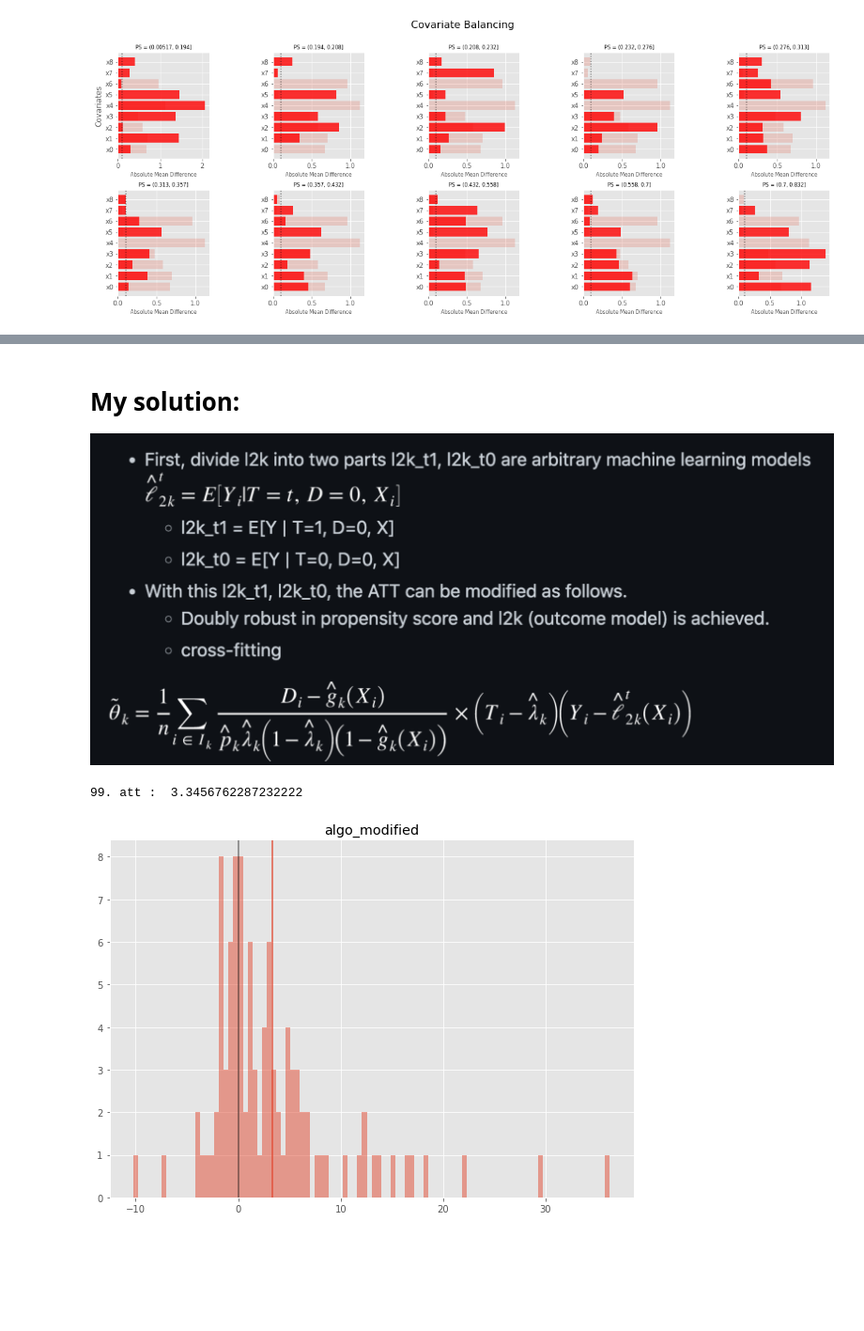
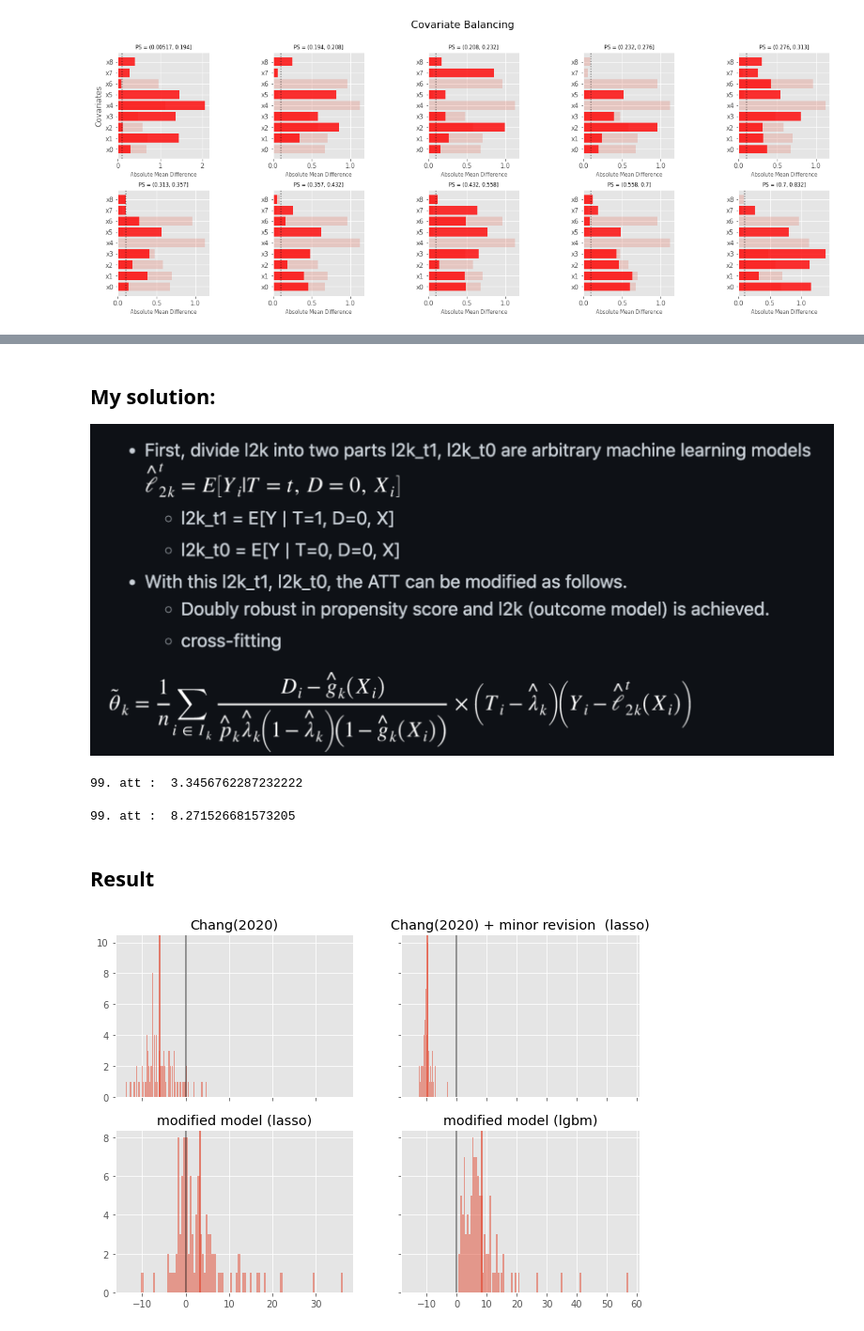
Before and after one commit to pedrohcgs/modified_DMLDiD_RCS, a Jupyter notebook: notebooks/Reproduction_of_DMLDiD_RCS_with_original_DataProcessing.ipynb, the cells around one changed output, grey strips where cells are left out. Shown at 94% size. Drawn from its saved outputs; the diff is of its cells as text; code cells hidden in the pictures; blank space fills up the shorter version.

```diff
--- a/notebooks/Reproduction_of_DMLDiD_RCS_with_original_DataProcessing.ipynb
+++ b/notebooks/Reproduction_of_DMLDiD_RCS_with_original_DataProcessing.ipynb
@@ -272,8 +274,10 @@ DMLML=function(Y,D,p,T){
   random=sample(1:1000,B)
 
   thetabar=c(0)
+  pb <- txtProgressBar(min = 1, max = B, style = 3)
   for (l in 1:B){
     k=2
+    setTxtProgressBar(pb, l)
     samplesplit=function(k,N){
       c1=1:N
       smp_size <- floor((1/k) * length(c1))
@@ -347,8 +351,10 @@ fixed_DMLML=function(Y,D,p,T){
   random=sample(1:1000,B)
 
   thetabar=c(0)
+  pb <- txtProgressBar(min = 1, max = B, style = 3)
   for (l in 1:B){
     k=2
+    setTxtProgressBar(pb, l)
     samplesplit=function(k,N){
       c1=1:N
       smp_size <- floor((1/k) * length(c1))
@@ -404,7 +410,7 @@ fixed_DMLML=function(Y,D,p,T){
 
 
       s=((T[index1]-lambda)*Y[index1]-ellhat2)*(D[index1]-ghat)/(1-ghat)/(lambda*(1-lambda))/mean(D[index1])
-      # s=s[which(s<abs(min(s)))]
+      # s=s[which(s
 
       thetaDML[q]=mean(s)
 
@@ -543,5 +433,5 @@ result_df.describe().T
 # %% [markdown]
-# My solution:
+## My solution:
 ![image.png](attachment:image.png)
 # %%
 linear_dmldid = DMLDiD_RCS()
@@ -566,15 +456,47 @@ linear_dmldid.fit(
 algo_modified_bar = linear_dmldid.sim_att_result()
 # %% [output]
 99. att :  3.3456762287232222
+# %%
+lgbm_dmldid.fit(
+    model_df,
+    y_col,
+    d_col,
+    t_col,
+    X_cols,
+    dmldid=True,
+    sim_cnt=100,
+    base_random_seed=0,
+    progress_plot=True,
+    d_model_t0_only=True,
+)
+algo_modified_bar_lgbm = lgbm_dmldid.sim_att_result()
+# %% [output]
+99. att :  8.271526681573205
+# %% [markdown]
+## Result
 # %%
-fig, ax = plt.subplots(1, 1, sharex="col", sharey="row", figsize=(10, 7))
-
-
-ax.hist(algo_modified_bar , bins=100, alpha=0.5)
-
-ax.set_title("algo_modified")
-ax.axvline(x=0, alpha=0.5, color="black")
-ax.axvline(x=np.mean(algo_modified_bar), alpha=0.9)
+_label = [
+    "Chang(2020)",
+    "Chang(2020) + minor revision  (lasso)",
+    "modified model (lasso)",
+    "modified model (lgbm)",
+]
+result_df = pd.DataFrame(
+    {
+        "original_bar_r": r_result,
+        "few_fixed_bar_r": fixed_r_result,
+        "algo_modified_bar" : algo_modified_bar,
+        "algo_modified_bar_lgbm": algo_modified_bar_lgbm,
+    }
+)
+fig, ax = plt.subplots(2, 2, sharex="col", sharey="row", figsize=(10, 7))
+ax = ax.ravel()
+for i, _col in enumerate(result_df.columns):
+    ax[i].hist(result_df[_col], bins=100, alpha=0.5)
+    # ax[i].set_xlim(0,5)
+    ax[i].set_title(_label[i])
+    ax[i].axvline(x=0, alpha=0.5, color="black")
+    ax[i].axvline(x=result_df[_col].mean(), alpha=0.9)
 plt.show()
 # %% [output]
-[figure, old version]
+[figure, new version]
```
Also changed, not shown: parts of 12 cells of this notebook, 2 other files.
